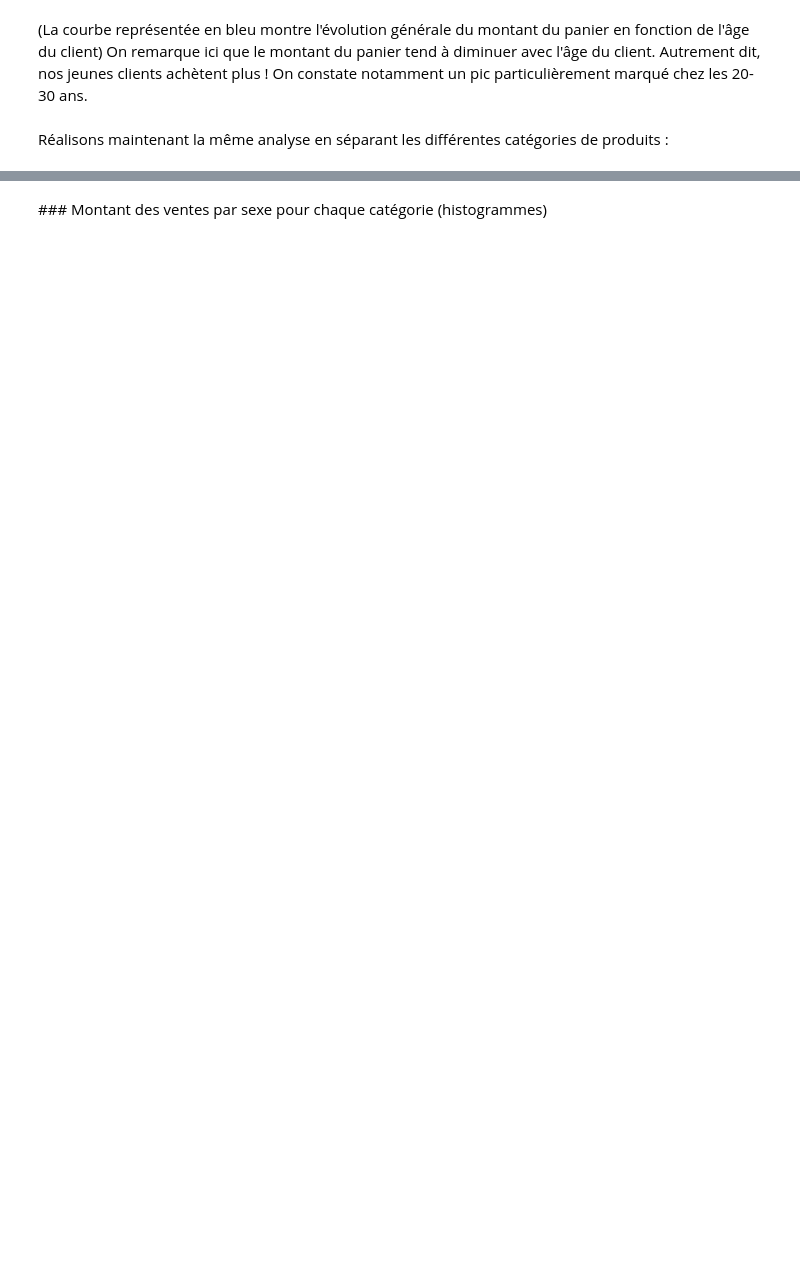
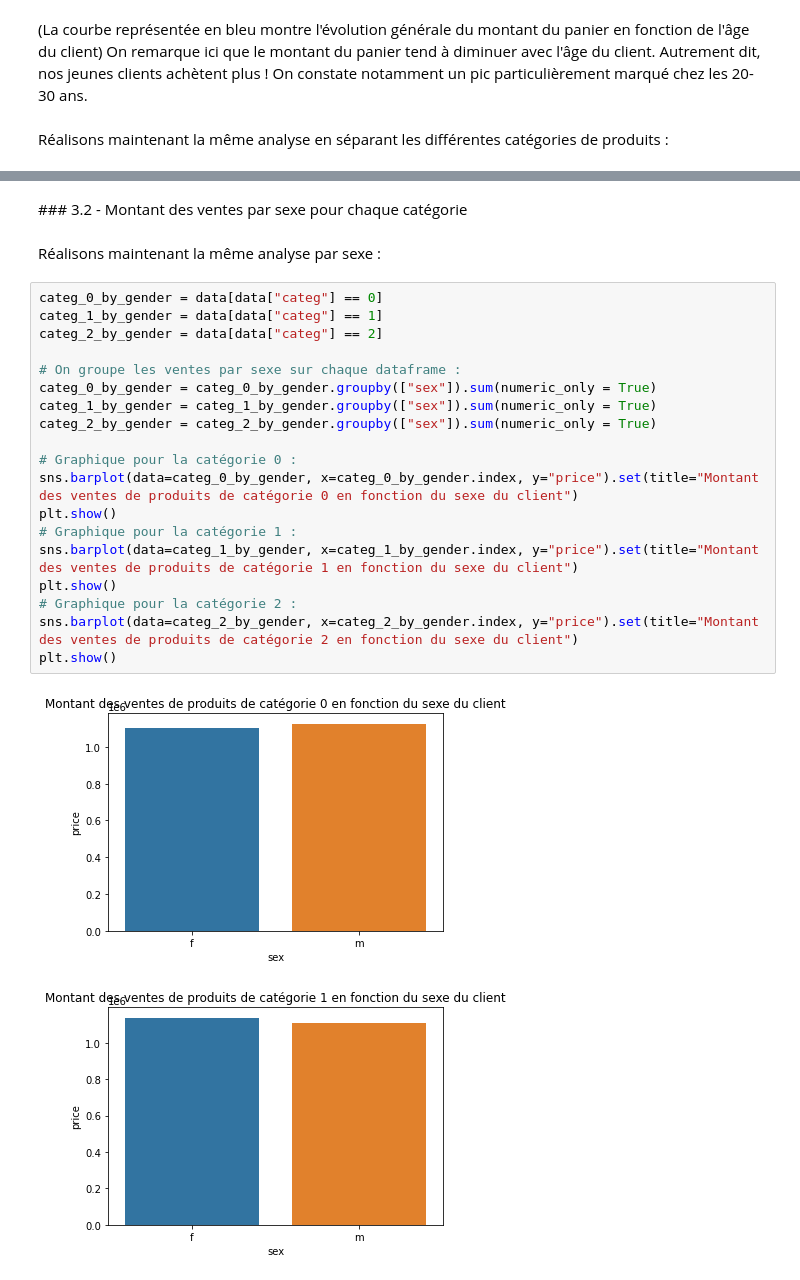
Before and after one commit to vinpap/brief_book_business, a Jupyter notebook: analyze_data.ipynb, the cells around one changed output, grey strips where cells are left out. Drawn from its saved outputs; the diff is of its cells as text; blank space fills up the shorter version.

```diff
--- a/analyze_data.ipynb
+++ b/analyze_data.ipynb
@@ -208,2 +243,26 @@ Réalisons maintenant la même analyse en séparant les différentes catégories
 # %% [markdown]
-### Montant des ventes par sexe pour chaque catégorie (histogrammes)
+### 3.2 - Montant des ventes par sexe pour chaque catégorie
+# %% [markdown]
+Réalisons maintenant la même analyse par sexe :
+# %%
+categ_0_by_gender = data[data["categ"] == 0]
+categ_1_by_gender = data[data["categ"] == 1]
+categ_2_by_gender = data[data["categ"] == 2]
+
+# On groupe les ventes par sexe sur chaque dataframe :
+categ_0_by_gender = categ_0_by_gender.groupby(["sex"]).sum(numeric_only = True)
+categ_1_by_gender = categ_1_by_gender.groupby(["sex"]).sum(numeric_only = True)
+categ_2_by_gender = categ_2_by_gender.groupby(["sex"]).sum(numeric_only = True)
+
+# Graphique pour la catégorie 0 :
+sns.barplot(data=categ_0_by_gender, x=categ_0_by_gender.index, y="price").set(title="Montant des ventes de produits de catégorie 0 en fonction du sexe du client")
+plt.show()
+# Graphique pour la catégorie 1 :
+sns.barplot(data=categ_1_by_gender, x=categ_1_by_gender.index, y="price").set(title="Montant des ventes de produits de catégorie 1 en fonction du sexe du client")
+plt.show()
+# Graphique pour la catégorie 2 :
+sns.barplot(data=categ_2_by_gender, x=categ_2_by_gender.index, y="price").set(title="Montant des ventes de produits de catégorie 2 en fonction du sexe du client")
+plt.show()
+# %% [output]
+[figure, added]
+[figure, added]
```
Also changed, not shown: parts of 37 cells of this notebook, 17 other files.
